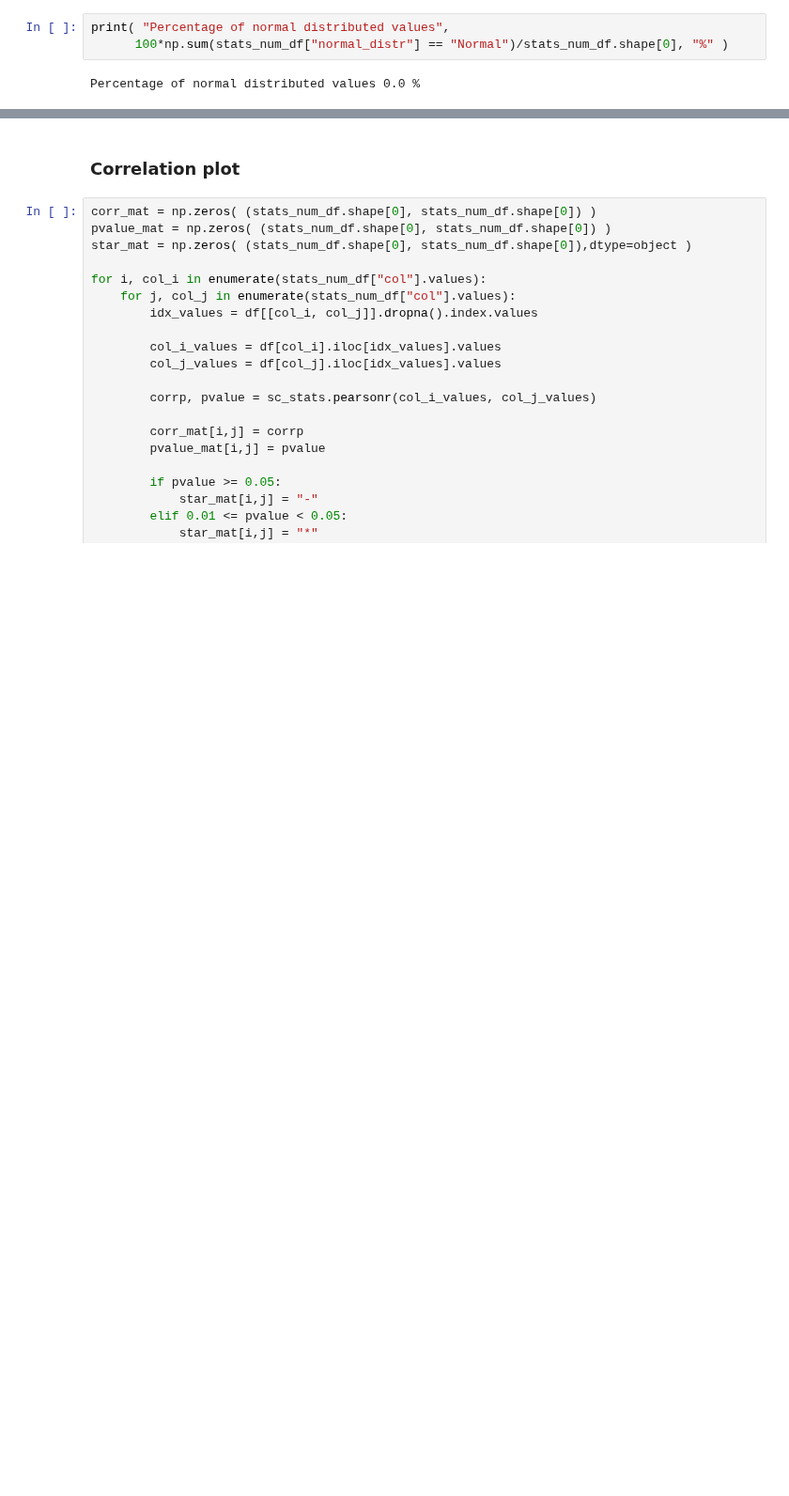
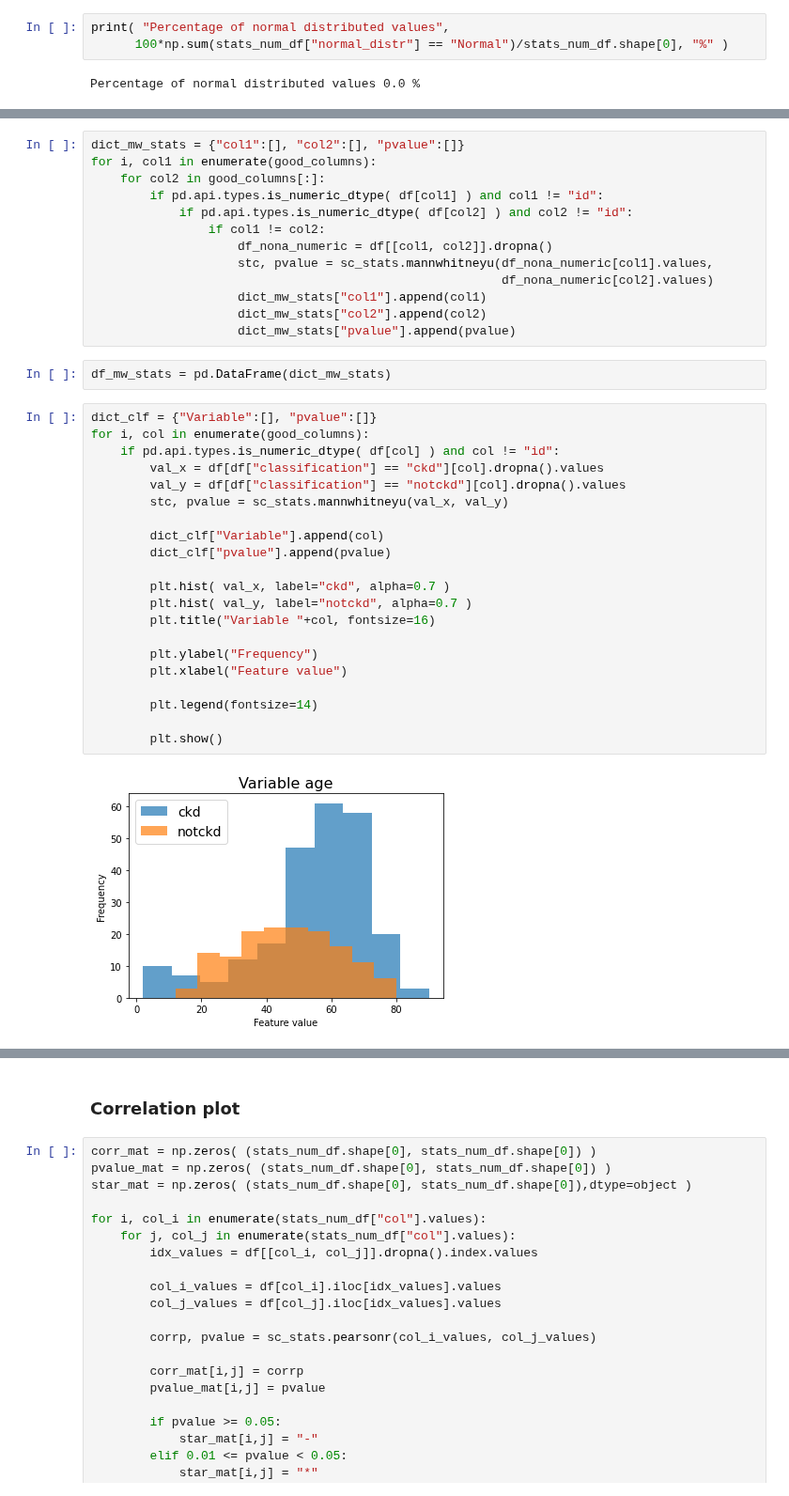
Before and after one commit to JoseLlanes/Kidney-disease-prediction, a Jupyter notebook: Kidney disease prediction.ipynb, the cells around one changed output, grey strips where cells are left out. Shown at 94% size. Cells and saved outputs as stored; diff of their text form; blank space fills up the shorter version.

```diff
--- a/Kidney disease prediction.ipynb
+++ b/Kidney disease prediction.ipynb
@@ -264,0 +292,38 @@ Percentage of normal distributed values 0.0 %
+# %%
+dict_mw_stats = {"col1":[], "col2":[], "pvalue":[]}
+for i, col1 in enumerate(good_columns):
+    for col2 in good_columns[:]:
+        if pd.api.types.is_numeric_dtype( df[col1] ) and col1 != "id":
+            if pd.api.types.is_numeric_dtype( df[col2] ) and col2 != "id":
+                if col1 != col2:
+                    df_nona_numeric = df[[col1, col2]].dropna()
+                    stc, pvalue = sc_stats.mannwhitneyu(df_nona_numeric[col1].values,
+                                                        df_nona_numeric[col2].values)
+                    dict_mw_stats["col1"].append(col1)
+                    dict_mw_stats["col2"].append(col2)
+                    dict_mw_stats["pvalue"].append(pvalue)
+# %%
+df_mw_stats = pd.DataFrame(dict_mw_stats)
+# %%
+dict_clf = {"Variable":[], "pvalue":[]}
+for i, col in enumerate(good_columns):
+    if pd.api.types.is_numeric_dtype( df[col] ) and col != "id":
+        val_x = df[df["classification"] == "ckd"][col].dropna().values
+        val_y = df[df["classification"] == "notckd"][col].dropna().values
+        stc, pvalue = sc_stats.mannwhitneyu(val_x, val_y)
+
+        dict_clf["Variable"].append(col)
+        dict_clf["pvalue"].append(pvalue)
+
+        plt.hist( val_x, label="ckd", alpha=0.7 )
+        plt.hist( val_y, label="notckd", alpha=0.7 )
+        plt.title("Variable "+col, fontsize=16)
+
+        plt.ylabel("Frequency")
+        plt.xlabel("Feature value")
+
+        plt.legend(fontsize=14)
+
+        plt.show()
+# %% [output]
+[figure, added]
```
Also changed, not shown: parts of 25 cells of this notebook.
